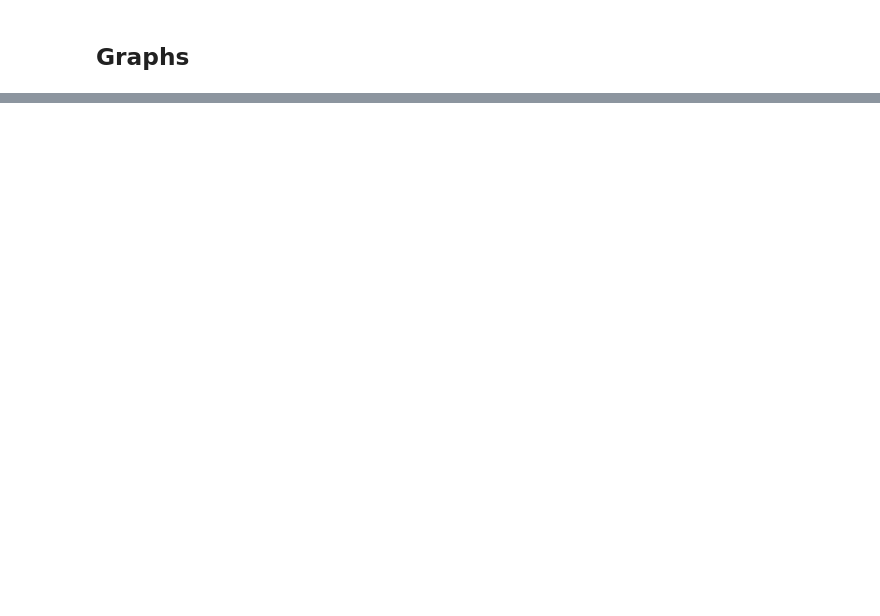
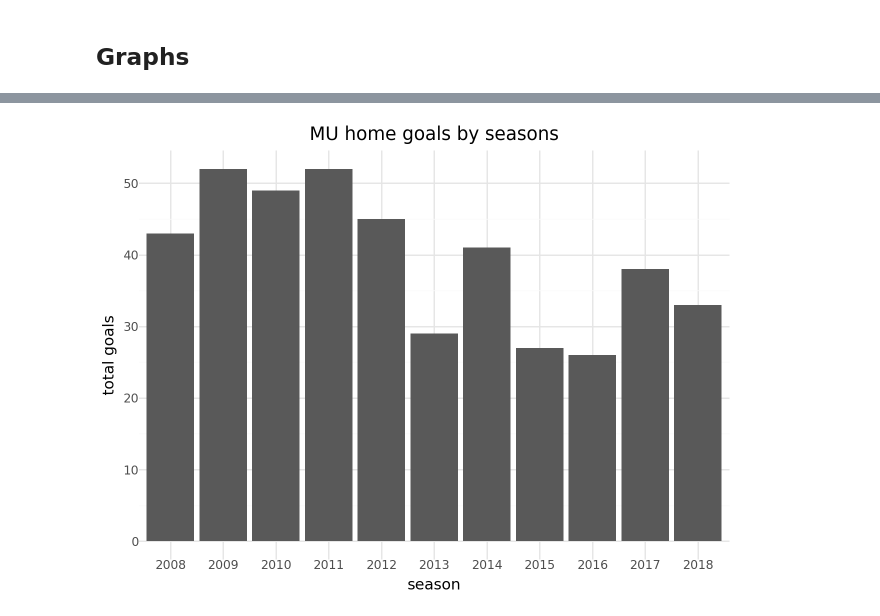
Before and after one commit to Anton21a/HW_Anton_Shestakov, a Jupyter notebook: data.ipynb, the cells around one changed output, grey strips where cells are left out. Drawn from its saved outputs; the diff is of its cells as text; code cells hidden in the pictures; blank space fills up the shorter version.

```diff
--- a/data.ipynb
+++ b/data.ipynb
@@ -368,6 +400,19 @@ import warnings
 
 %matplotlib inline
 warnings.filterwarnings("ignore")
+# %%
+graph_data0 = data[(data['team_home'] == 'Man United')]
+summary0 = graph_data0.groupby('season')[['goals_home']].sum().reset_index()
+
+plot = (ggplot(summary0, aes(x = 'factor(season)', y = 'goals_home')) +
+        geom_bar(stat = 'identity', position = position_dodge()) +
+        labs(title = 'MU home goals by seasons',
+             x = 'season',
+             y = 'total goals') +
+        theme_minimal())
+plot
+# %% [output]
+[figure, added]
 # %%
 graph_data = data[(data['team_home'] == 'Everton')]
 graph_data['goal_diff'] = graph_data['goal_diff'].astype(int)
```
Also changed, not shown: parts of 17 cells of this notebook.
